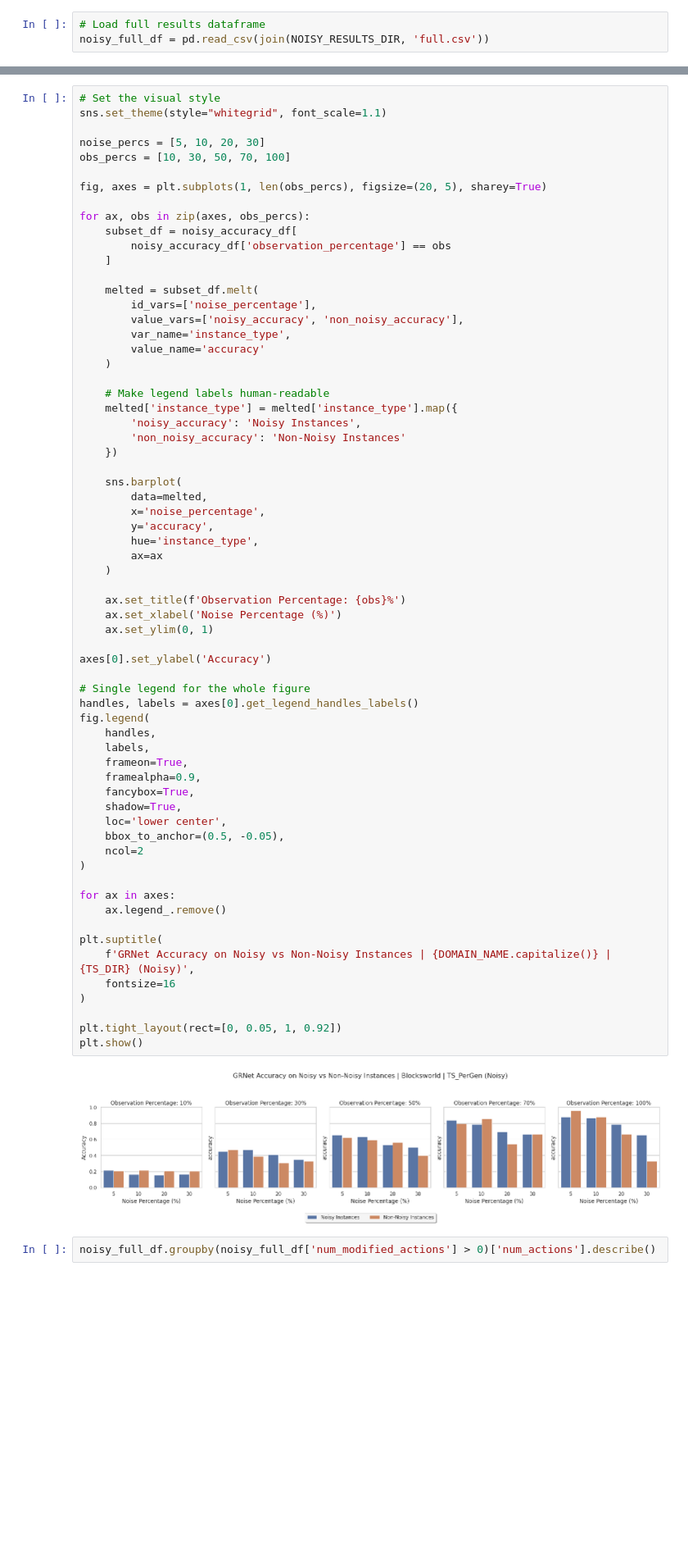
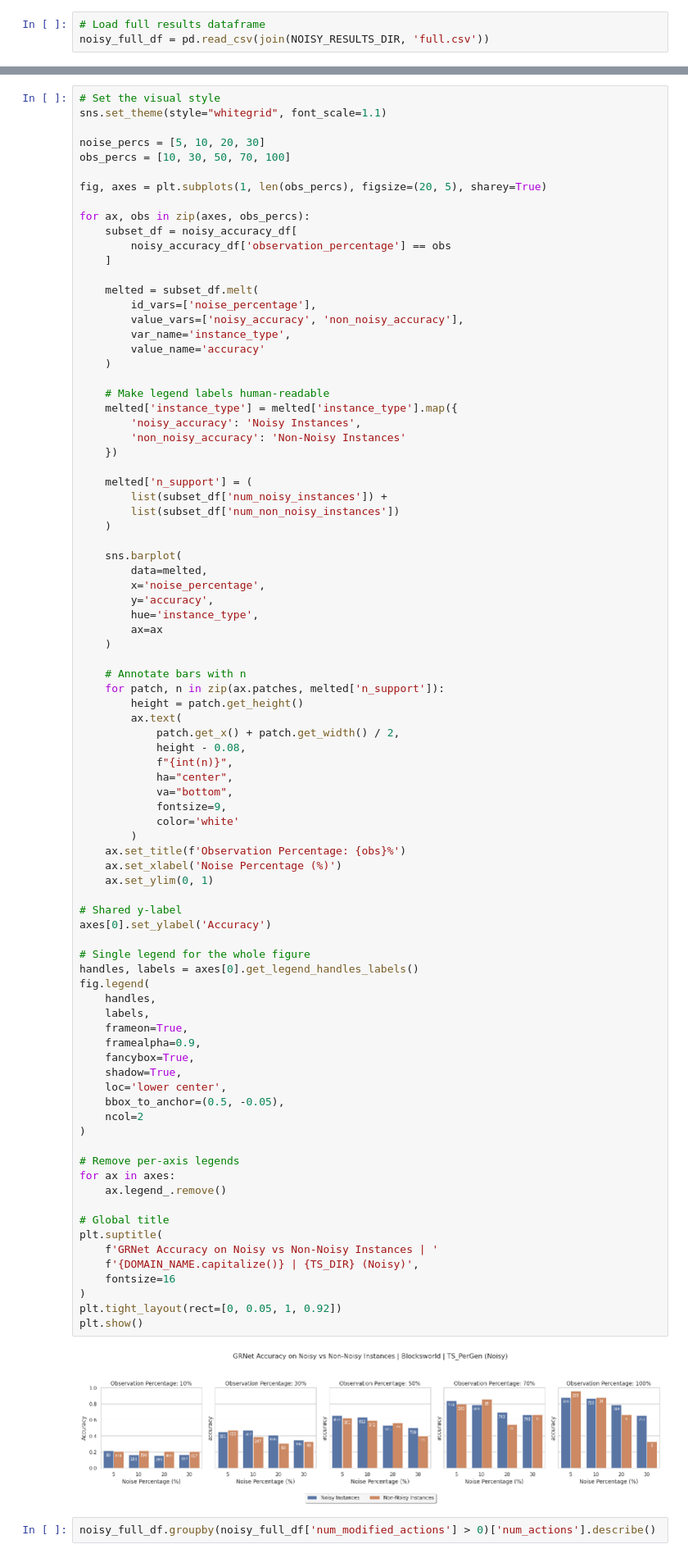
Before and after one commit to MechaMic38/GRNet, a Jupyter notebook: code/GRNet_approach.ipynb, the cells around one changed output, grey strips where cells are left out. Shown at 82% size. Drawn from its saved outputs; the diff is of its cells as text; blank space fills up the shorter version.

Commit message:
Added support instances number for two graphs.

```diff
--- a/code/GRNet_approach.ipynb
+++ b/code/GRNet_approach.ipynb
@@ -1558,6 +1591,11 @@ for ax, obs in zip(axes, obs_percs):
         'non_noisy_accuracy': 'Non-Noisy Instances'
     })
 
+    melted['n_support'] = (
+        list(subset_df['num_noisy_instances']) +
+        list(subset_df['num_non_noisy_instances'])
+    )
+
     sns.barplot(
         data=melted,
         x='noise_percentage',
@@ -1566,38 +1604,53 @@ for ax, obs in zip(axes, obs_percs):
         ax=ax
     )
 
+    # Annotate bars with n
+    for patch, n in zip(ax.patches, melted['n_support']):
+        height = patch.get_height()
+        ax.text(
+            patch.get_x() + patch.get_width() / 2,
+            height - 0.08,
+            f"{int(n)}",
+            ha="center",
+            va="bottom",
+            fontsize=9,
+            color='white'
+        )
     ax.set_title(f'Observation Percentage: {obs}%')
     ax.set_xlabel('Noise Percentage (%)')
     ax.set_ylim(0, 1)
 
+# Shared y-label
 axes[0].set_ylabel('Accuracy')
 
 # Single legend for the whole figure
 handles, labels = axes[0].get_legend_handles_labels()
 fig.legend(
     handles,
     labels,
     frameon=True,
     framealpha=0.9,
     fancybox=True,
     shadow=True,
     loc='lower center',
     bbox_to_anchor=(0.5, -0.05),
     ncol=2
 )
 
+# Remove per-axis legends
 for ax in axes:
     ax.legend_.remove()
 
+# Global title
 plt.suptitle(
-    f'GRNet Accuracy on Noisy vs Non-Noisy Instances | {DOMAIN_NAME.capitalize()} | {TS_DIR} (Noisy)',
+    f'GRNet Accuracy on Noisy vs Non-Noisy Instances | '
+    f'{DOMAIN_NAME.capitalize()} | {TS_DIR} (Noisy)',
     fontsize=16
 )
-
 plt.tight_layout(rect=[0, 0.05, 1, 0.92])
 plt.show()
 # %% [output]
-[figure, old version]
+[figure, new version]
 # %%
 noisy_full_df.groupby(noisy_full_df['num_modified_actions'] > 0)['num_actions'].describe()
 # %% [output]
```
Also changed, not shown: parts of 3 cells of this notebook.
